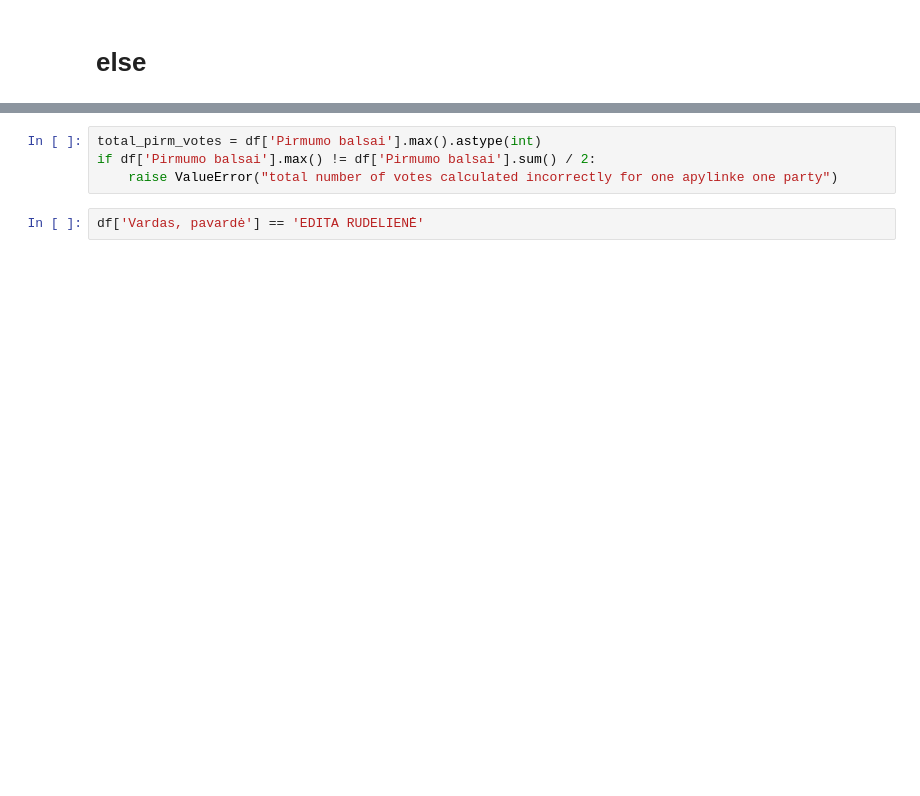
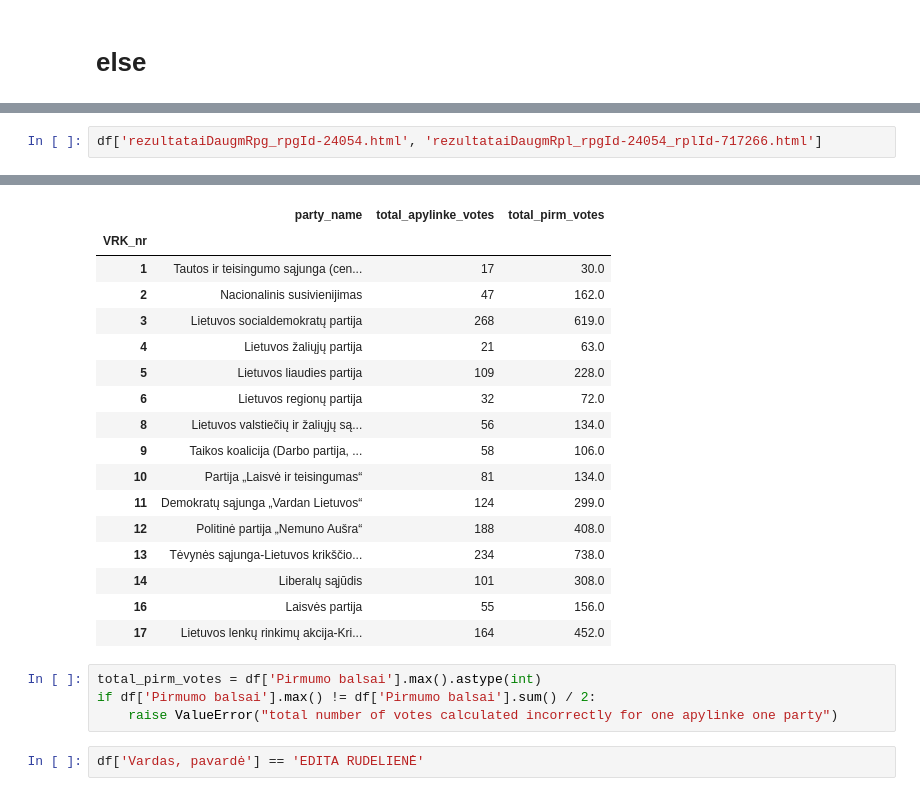
Before and after one commit to Aukstojas/lithuania-election-results, a Jupyter notebook: notebooks/analysis.ipynb, the cells around one changed output, grey strips where cells are left out. Drawn from its saved outputs; the diff is of its cells as text; blank space fills up the shorter version.

```diff
--- a/notebooks/analysis.ipynb
+++ b/notebooks/analysis.ipynb
@@ -47,0 +47,3 @@ VRK_nr
+# %%
+df['rezultataiDaugmRpg_rpgId-24054.html', 'rezultataiDaugmRpl_rpgId-24054_rplId-717266.html']
+# %% [output]
@@ -48,3 +51,20 @@ VRK_nr
+|  | party_name | total_apylinke_votes | total_pirm_votes |
+| VRK_nr |  |  |  |
+| 1 | Tautos ir teisingumo sąjunga (cen... | 17 | 30.0 |
+| 2 | Nacionalinis susivienijimas | 47 | 162.0 |
+| 3 | Lietuvos socialdemokratų partija | 268 | 619.0 |
+| 4 | Lietuvos žaliųjų partija | 21 | 63.0 |
+| 5 | Lietuvos liaudies partija | 109 | 228.0 |
+| 6 | Lietuvos regionų partija | 32 | 72.0 |
+| 8 | Lietuvos valstiečių ir žaliųjų są... | 56 | 134.0 |
+| 9 | Taikos koalicija (Darbo partija, ... | 58 | 106.0 |
+| 10 | Partija „Laisvė ir teisingumas“ | 81 | 134.0 |
+| 11 | Demokratų sąjunga „Vardan Lietuvos“ | 124 | 299.0 |
+| 12 | Politinė partija „Nemuno Aušra“ | 188 | 408.0 |
+| 13 | Tėvynės sąjunga-Lietuvos krikščio... | 234 | 738.0 |
+| 14 | Liberalų sąjūdis | 101 | 308.0 |
+| 16 | Laisvės partija | 55 | 156.0 |
+| 17 | Lietuvos lenkų rinkimų akcija-Kri... | 164 | 452.0 |
 # %%
 total_pirm_votes = df['Pirmumo balsai'].max().astype(int)
 if df['Pirmumo balsai'].max() != df['Pirmumo balsai'].sum() / 2:
```
Also changed, not shown: parts of 7 cells of this notebook, 6 other files.
